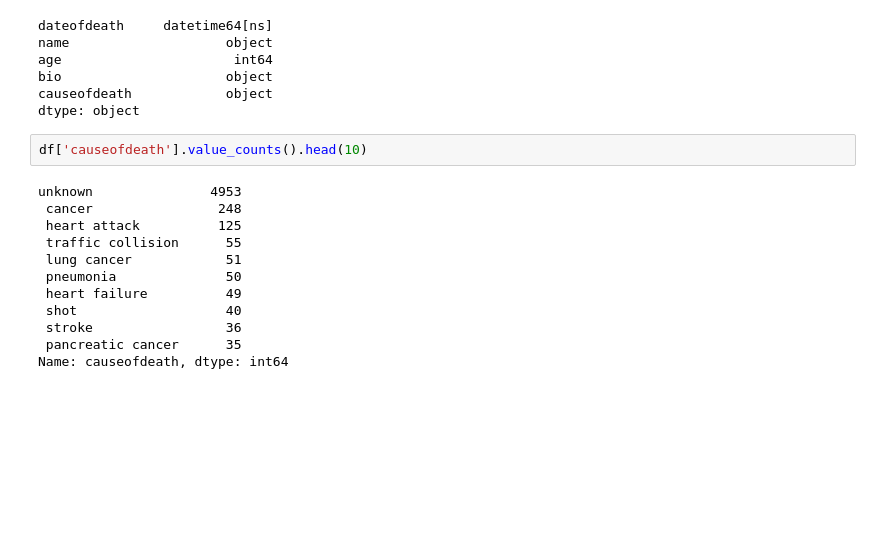
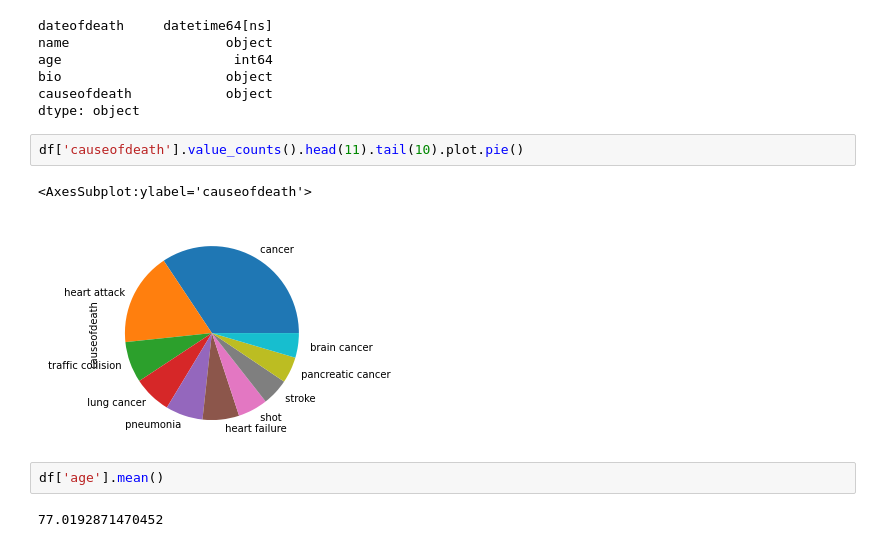
Before and after one commit to ramlaxman/cisco-data-science-2020-sept, a Jupyter notebook: Cisco — 2020 September 23.ipynb, the cells around one changed output. Saved outputs shown, nothing was run; the diff lists cells and outputs as text; blank space fills up the shorter version.

```diff
--- a/Cisco — 2020 September 23.ipynb
+++ b/Cisco — 2020 September 23.ipynb
@@ -535,16 +535,11 @@ bio                     object
 causeofdeath            object
 dtype: object
 # %%
-df['causeofdeath'].value_counts().head(10)
+df['causeofdeath'].value_counts().head(11).tail(10).plot.pie()
 # %% [output]
-unknown               4953
- cancer                248
- heart attack          125
- traffic collision      55
- lung cancer            51
- pneumonia              50
- heart failure          49
- shot                   40
- stroke                 36
- pancreatic cancer      35
-Name: causeofdeath, dtype: int64
+<AxesSubplot:ylabel='causeofdeath'>
+[figure, added]
+# %%
+df['age'].mean()
+# %% [output]
+77.0192871470452
```
Also changed, not shown: parts of 1 cell of this notebook.
